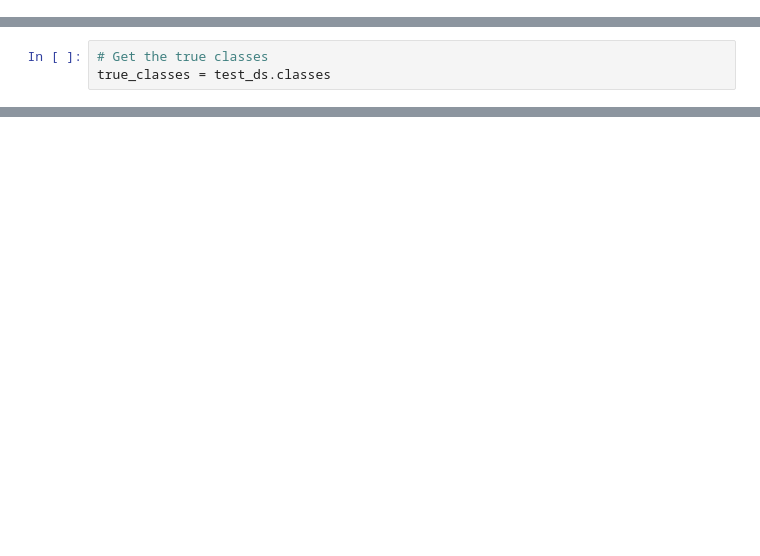
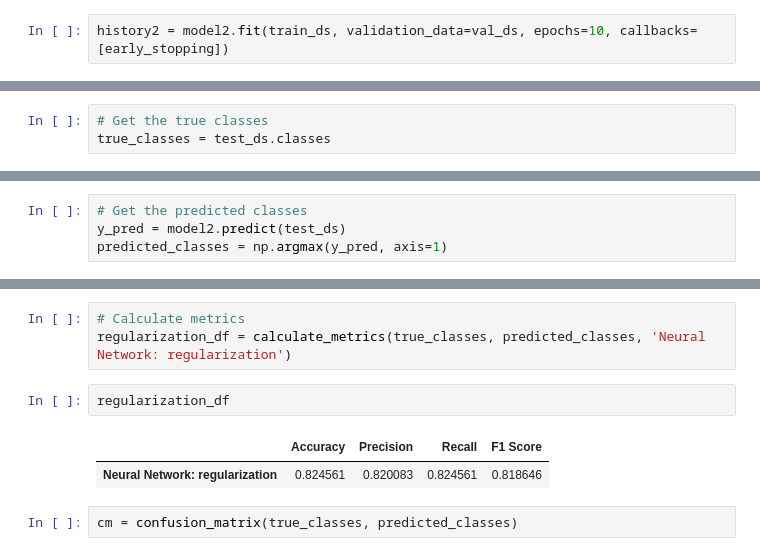
Before and after one commit to DerikVo/Brain_tumor_classification, a Jupyter notebook: Notebooks/03_Neural_network.ipynb, the cells around one changed output, grey strips where cells are left out. Saved outputs shown, nothing was run; the diff lists cells and outputs as text; blank space fills up the shorter version.

```diff
--- a/Notebooks/03_Neural_network.ipynb
+++ b/Notebooks/03_Neural_network.ipynb
@@ -96,0 +138,2 @@ Epoch 8/10
+# %%
+history2 = model2.fit(train_ds, validation_data=val_ds, epochs=10, callbacks=[early_stopping])
@@ -158,0 +238,4 @@ Neural Network  0.905416   0.904306  0.905416  0.902532
+# %%
+# Get the predicted classes
+y_pred = model2.predict(test_ds)
+predicted_classes = np.argmax(y_pred, axis=1)
@@ -158,0 +244,10 @@ Neural Network  0.905416   0.904306  0.905416  0.902532
+# %%
+# Calculate metrics
+regularization_df = calculate_metrics(true_classes, predicted_classes, 'Neural Network: regularization')
+# %%
+regularization_df
+# %% [output]
+|  | Accuracy | Precision | Recall | F1 Score |
+| Neural Network: regularization | 0.824561 | 0.820083 | 0.824561 | 0.818646 |
+# %%
+cm = confusion_matrix(true_classes, predicted_classes)
```
Also changed, not shown: parts of 38 cells of this notebook, 4 other files.
